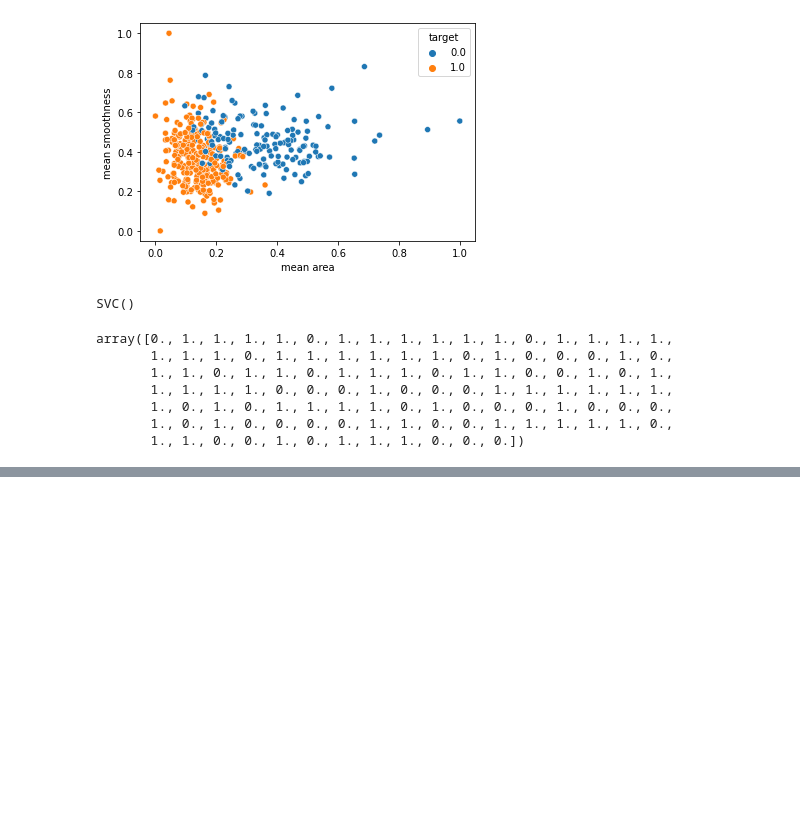
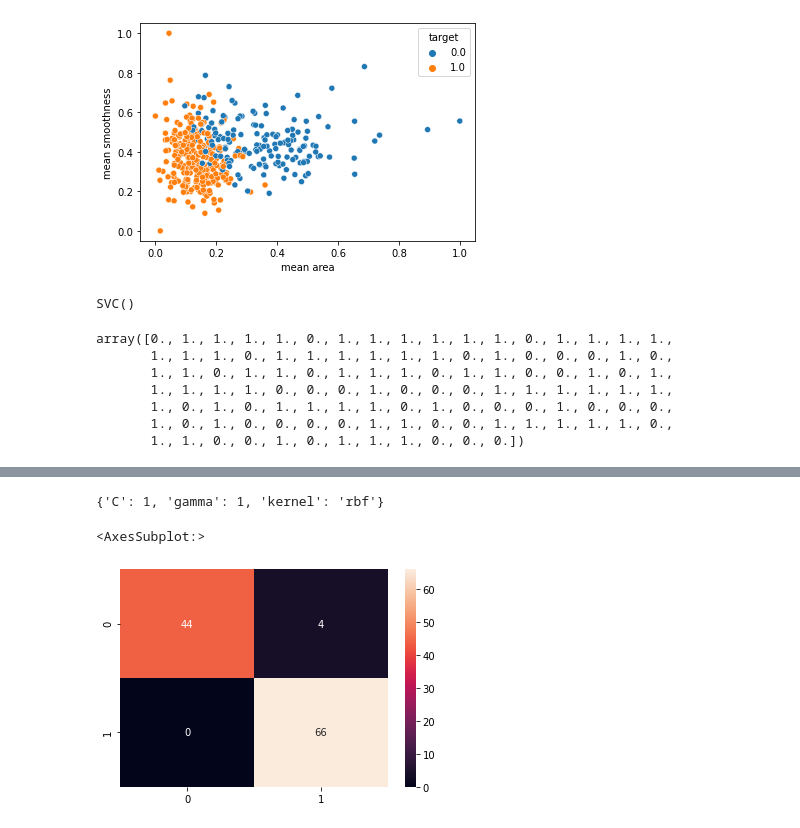
Before and after one commit to rigole/ml-projects, a Jupyter notebook: Breast-Cancer-Classification/breast.ipynb, the cells around one changed output, grey strips where cells are left out. Drawn from its saved outputs; the diff is of its cells as text; code cells hidden in the pictures; blank space fills up the shorter version.

```diff
--- a/Breast-Cancer-Classification/breast.ipynb
+++ b/Breast-Cancer-Classification/breast.ipynb
@@ -321,0 +355,4 @@ cm = confusion_matrix(y_test, y_predict)
+# %%
+grid = GridSearchCV(SVC(), param_grid, refit= True, verbose=1)
+# %%
+grid.fit(X_train_scaled, y_train)
@@ -321,0 +365,13 @@ cm = confusion_matrix(y_test, y_predict)
+# %%
+grid.best_params_
+# %% [output]
+{'C': 1, 'gamma': 1, 'kernel': 'rbf'}
+# %%
+grid_predictions = grid.predict(X_test_scaled)
+# %%
+cm = confusion_matrix(y_test, grid_predictions)
+# %%
+sns.heatmap(cm, annot=True)
+# %% [output]
+<AxesSubplot:>
+[figure, added]
```
Also changed, not shown: parts of 7 cells of this notebook.
